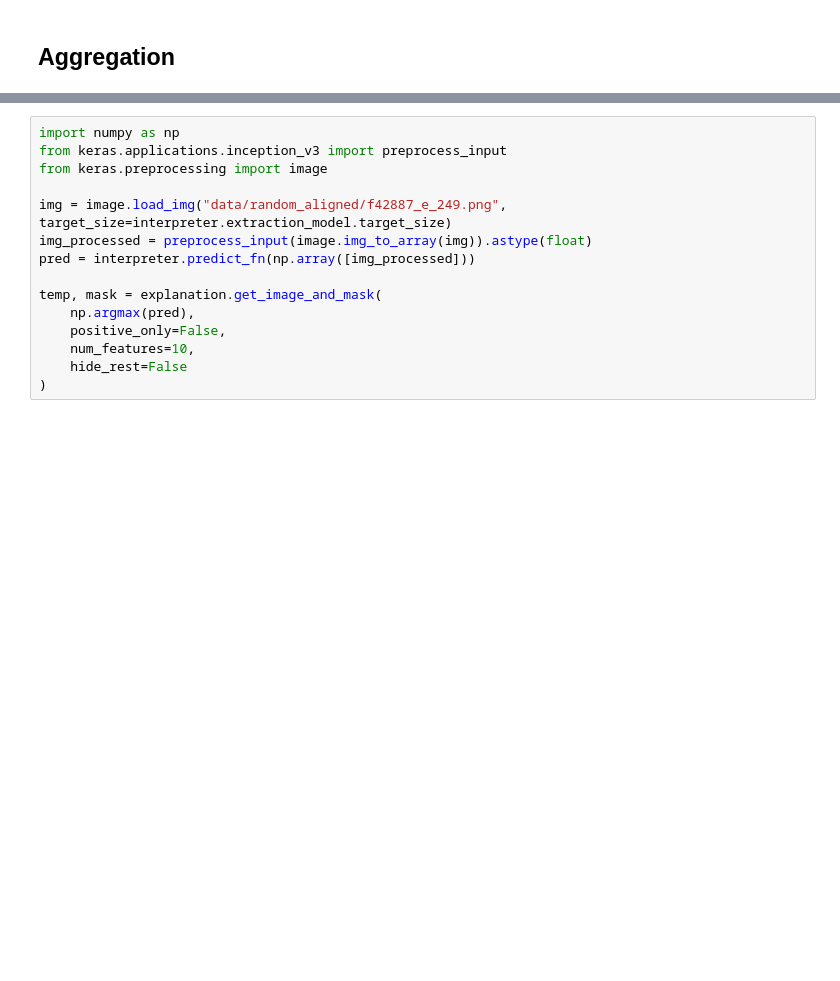
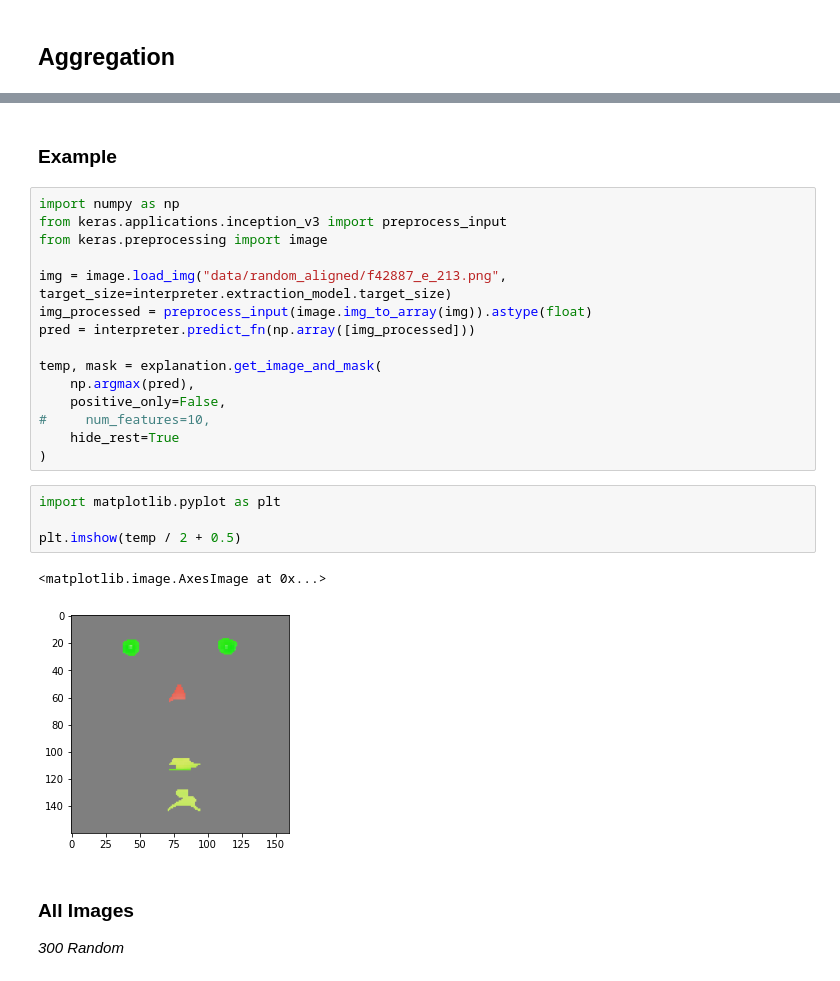
Before and after one commit to ryansteed/learning-appearance-bias, a Jupyter notebook: notebooks/error-analysis.ipynb, the cells around one changed output, grey strips where cells are left out. Drawn from its saved outputs; the diff is of its cells as text; blank space fills up the shorter version.

```diff
--- a/notebooks/error-analysis.ipynb
+++ b/notebooks/error-analysis.ipynb
@@ -779,15 +783,27 @@ Generating Trustworthy regressor
+# %% [markdown]
+### Example
 # %%
 import numpy as np
 from keras.applications.inception_v3 import preprocess_input
 from keras.preprocessing import image
 
-img = image.load_img("data/random_aligned/f42887_e_249.png", target_size=interpreter.extraction_model.target_size)
+img = image.load_img("data/random_aligned/f42887_e_213.png", target_size=interpreter.extraction_model.target_size)
 img_processed = preprocess_input(image.img_to_array(img)).astype(float)
 pred = interpreter.predict_fn(np.array([img_processed]))
 
 temp, mask = explanation.get_image_and_mask(
     np.argmax(pred),
     positive_only=False,
-    num_features=10,
-    hide_rest=False
+#     num_features=10,
+    hide_rest=True
 )
+# %%
+import matplotlib.pyplot as plt
+
+plt.imshow(temp / 2 + 0.5)
+# %% [output]
+<matplotlib.image.AxesImage at 0x...>
+[figure, added]
+# %% [markdown]
+### All Images
+*300 Random*
```
Also changed, not shown: parts of 8 cells of this notebook, 2 other files.
